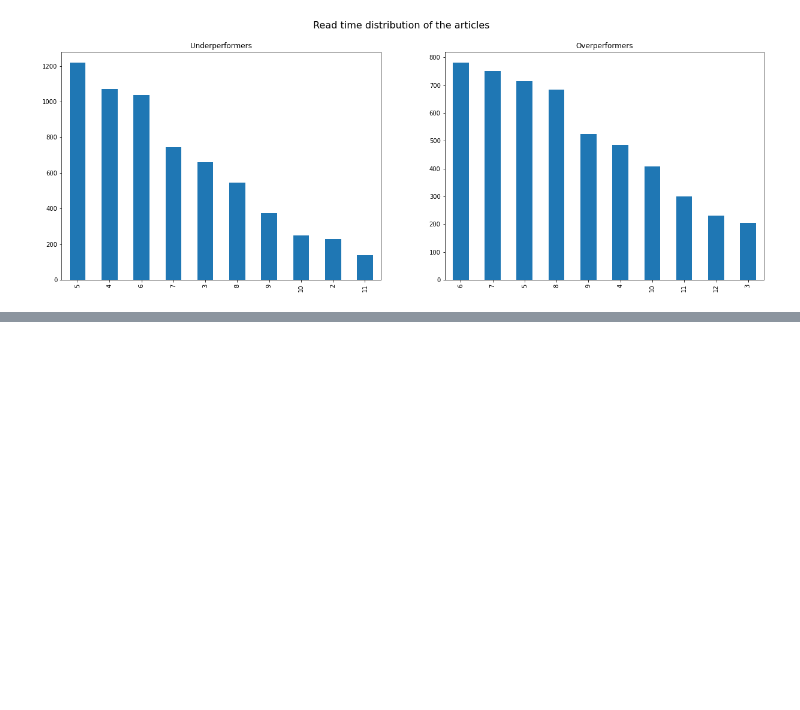
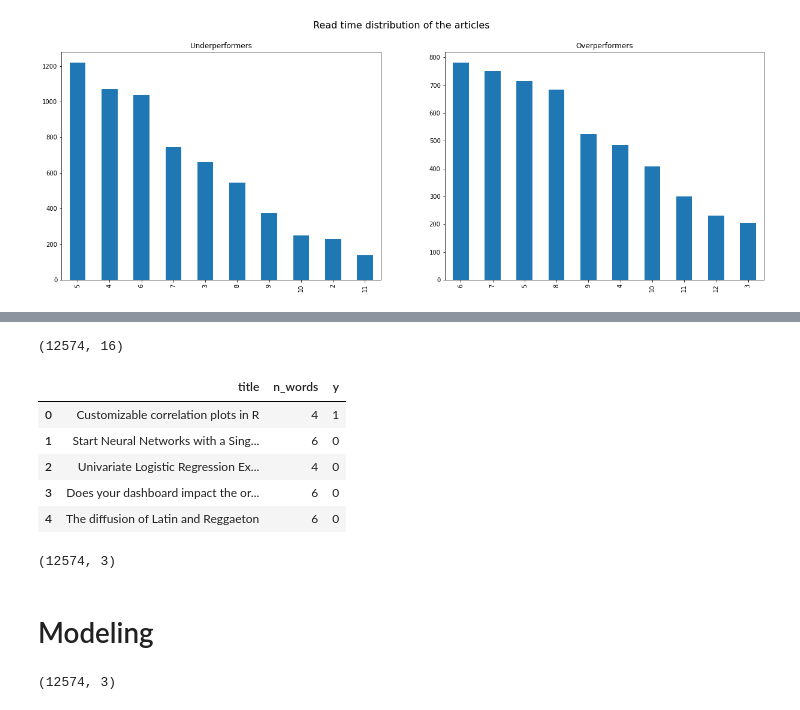
Before and after one commit to salgo60/MLTraining, a Jupyter notebook: Jupyter/Your First Machine Learning Model in the Cloud.ipynb, the cells around one changed output, grey strips where cells are left out. Drawn from its saved outputs; the diff is of its cells as text; code cells hidden in the pictures; blank space fills up the shorter version.

```diff
--- a/Jupyter/Your First Machine Learning Model in the Cloud.ipynb
+++ b/Jupyter/Your First Machine Learning Model in the Cloud.ipynb
@@ -497,0 +563,3 @@ df_up.reading_time.value_counts()[:10].plot.bar(ax=ax[1])
+# %%
+df_trainset = pd.concat((df_underperform, df_overperform))
+df_trainset.shape
@@ -497,0 +568,3 @@ df_up.reading_time.value_counts()[:10].plot.bar(ax=ax[1])
+# %%
+df_trainset['n_words'] = df_trainset.title.str.split(' ').str.len()
+df_trainset.n_words
@@ -497,0 +584,23 @@ df_up.reading_time.value_counts()[:10].plot.bar(ax=ax[1])
+# %%
+df_trainset = df_trainset.sample(frac=1).reset_index(drop=True)
+df_trainset.shape
+# %% [output]
+(12574, 16)
+# %%
+df_trainset = df_trainset[['title', 'n_words', 'y']]
+# %%
+df_trainset.head()
+# %% [output]
+|  | title | n_words | y |
+| 0 | Customizable correlation plots in R | 4 | 1 |
+| 1 | Start Neural Networks with a Sing... | 6 | 0 |
+| 2 | Univariate Logistic Regression Ex... | 4 | 0 |
+| 3 | Does your dashboard impact the or... | 6 | 0 |
+| 4 | The diffusion of Latin and Reggaeton | 6 | 0 |
+# %%
+df_trainset.to_csv('tds_stories_trainset.csv', index=False)
+df_trainset.shape
+# %% [output]
+(12574, 3)
+# %% [markdown]
+# Modeling
@@ -497,0 +612,5 @@ df_up.reading_time.value_counts()[:10].plot.bar(ax=ax[1])
+# %%
+df = pd.read_csv('tds_stories_trainset.csv')
+df.shape
+# %% [output]
+(12574, 3)
```
Also changed, not shown: parts of 68 cells of this notebook, 2 other files.
